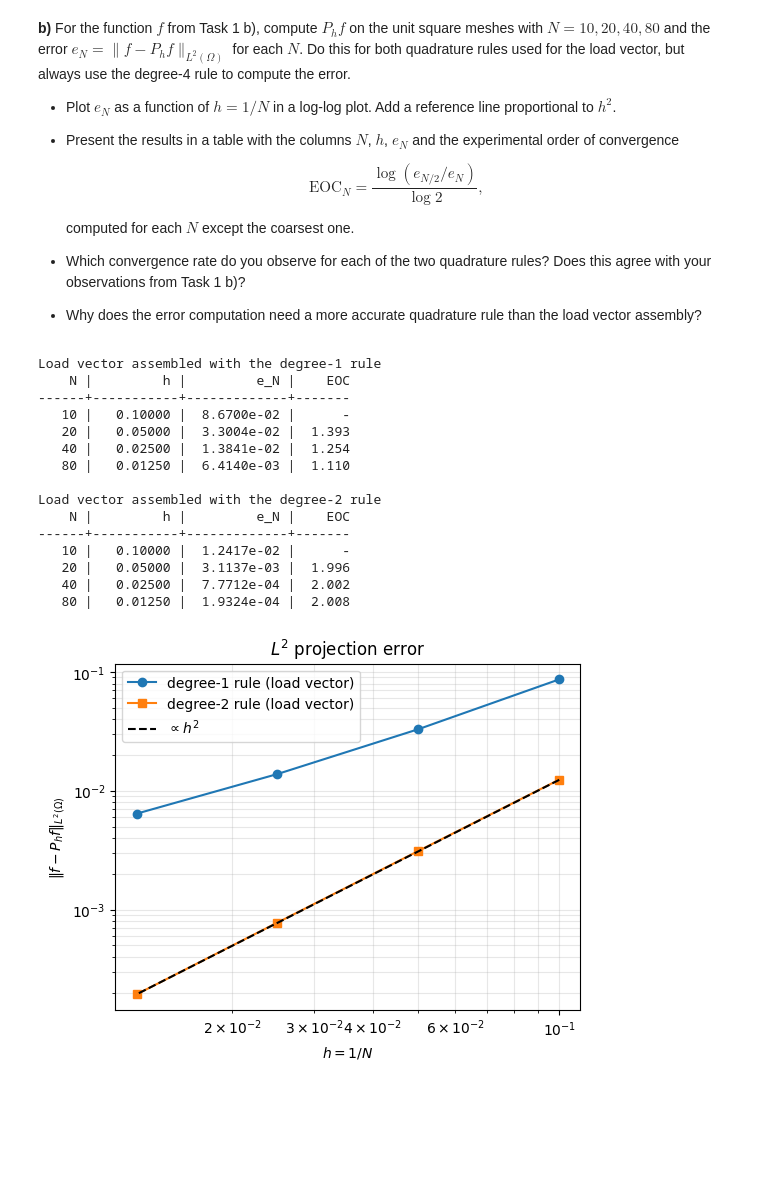
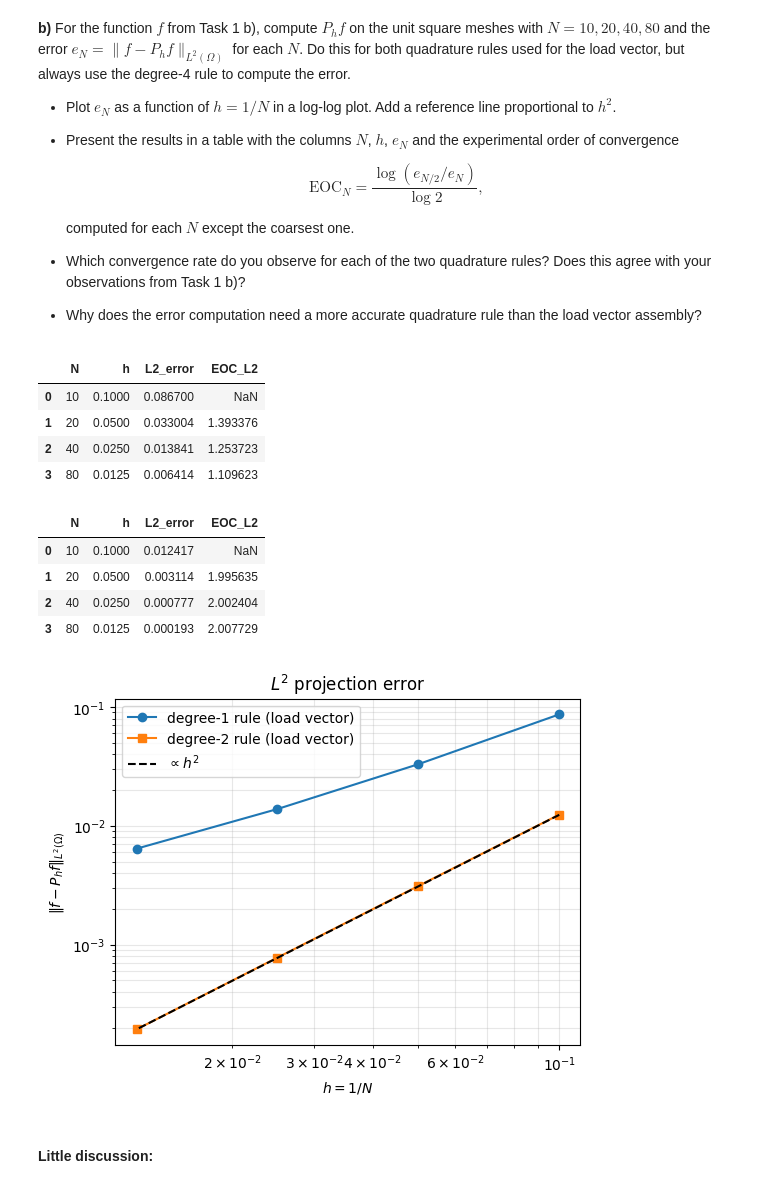
Before and after one commit to lawaasen/tma4220_project, a Jupyter notebook: project_part_1.ipynb, the cells around one changed output. Saved outputs shown, nothing was run; the diff lists cells and outputs as text; code cells hidden in the pictures; blank space fills up the shorter version.

```diff
--- a/project_part_1.ipynb
+++ b/project_part_1.ipynb
@@ -702,53 +702,52 @@ N_vals = [10, 20, 40, 80]
 h = np.array([1/N for N in N_vals])
 
 xq4, wq4 = quadrature_rule(4)     # always the degree-4 rule for the error
 
 errors = {}
 for d in [1, 2]:                  # rule used for the load vector
     xq, wq = quadrature_rule(d)
     errors[d] = []
     for N in N_vals:
         P, C = mt.unitsquare_mesh(N)
         u = l2_projection(f, P, C, xq, wq)
         errors[d].append(compute_L2_error(f, u, P, C, xq4, wq4))
 
+
 # Table
 for d in [1, 2]:
     e = np.array(errors[d])
     eoc = np.log(e[:-1] / e[1:]) / np.log(2)
-    print(f"Load vector assembled with the degree-{d} rule")
-    print(f"{'N':>5} | {'h':>9} | {'e_N':>11} | {'EOC':>6}")
-    print("-" * 6 + "+" + "-" * 11 + "+" + "-" * 13 + "+" + "-" * 7)
-    for k, N in enumerate(N_vals):
-        eoc_str = f"{eoc[k-1]:.3f}" if k > 0 else "-"
-        print(f"{N:>5} | {1/N:>9.5f} | {e[k]:>11.4e} | {eoc_str:>6}")
-    print()
+    conv_table = pd.DataFrame({
+        "N": N_vals,
+        "h": h,
+        "L2_error": e,
+        "EOC_L2": np.concatenate([[np.nan], eoc])
+    })
+    display(conv_table)
+
 
 # Log-log plot with an h^2 reference line through the last degree-2 error
 fig, ax = plt.subplots(figsize=(6, 4.5))
 ax.loglog(h, errors[1], "o-", label="degree-1 rule (load vector)")
 ax.loglog(h, errors[2], "s-", label="degree-2 rule (load vector)")
 ax.loglog(h, errors[2][-1] * (h / h[-1])**2, "k--", label=r"$\propto h^2$")
 ax.set_xlabel("$h = 1/N$")
 ax.set_ylabel(r"$\|f - P_h f\|_{L^2(\Omega)}$")
 ax.set_title(r"$L^2$ projection error")
 ax.grid(True, which="both", alpha=0.3)
 ax.legend()
 plt.show()
 # %% [output]
-Load vector assembled with the degree-1 rule
-    N |         h |         e_N |    EOC
-------+-----------+-------------+-------
-   10 |   0.10000 |  8.6700e-02 |      -
-   20 |   0.05000 |  3.3004e-02 |  1.393
-   40 |   0.02500 |  1.3841e-02 |  1.254
-   80 |   0.01250 |  6.4140e-03 |  1.110
-
-Load vector assembled with the degree-2 rule
-    N |         h |         e_N |    EOC
-------+-----------+-------------+-------
-   10 |   0.10000 |  1.2417e-02 |      -
-   20 |   0.05000 |  3.1137e-03 |  1.996
-   40 |   0.02500 |  7.7712e-04 |  2.002
-   80 |   0.01250 |  1.9324e-04 |  2.008
+|  | N | h | L2_error | EOC_L2 |
+| 0 | 10 | 0.1000 | 0.086700 | NaN |
+| 1 | 20 | 0.0500 | 0.033004 | 1.393376 |
+| 2 | 40 | 0.0250 | 0.013841 | 1.253723 |
+| 3 | 80 | 0.0125 | 0.006414 | 1.109623 |
+|  | N | h | L2_error | EOC_L2 |
+| 0 | 10 | 0.1000 | 0.012417 | NaN |
+| 1 | 20 | 0.0500 | 0.003114 | 1.995635 |
+| 2 | 40 | 0.0250 | 0.000777 | 2.002404 |
+| 3 | 80 | 0.0125 | 0.000193 | 2.007729 |
 [figure]
+# %% [markdown]
+#### Little discussion:
```
Also changed, not shown: parts of 13 cells of this notebook, 10 other files.
